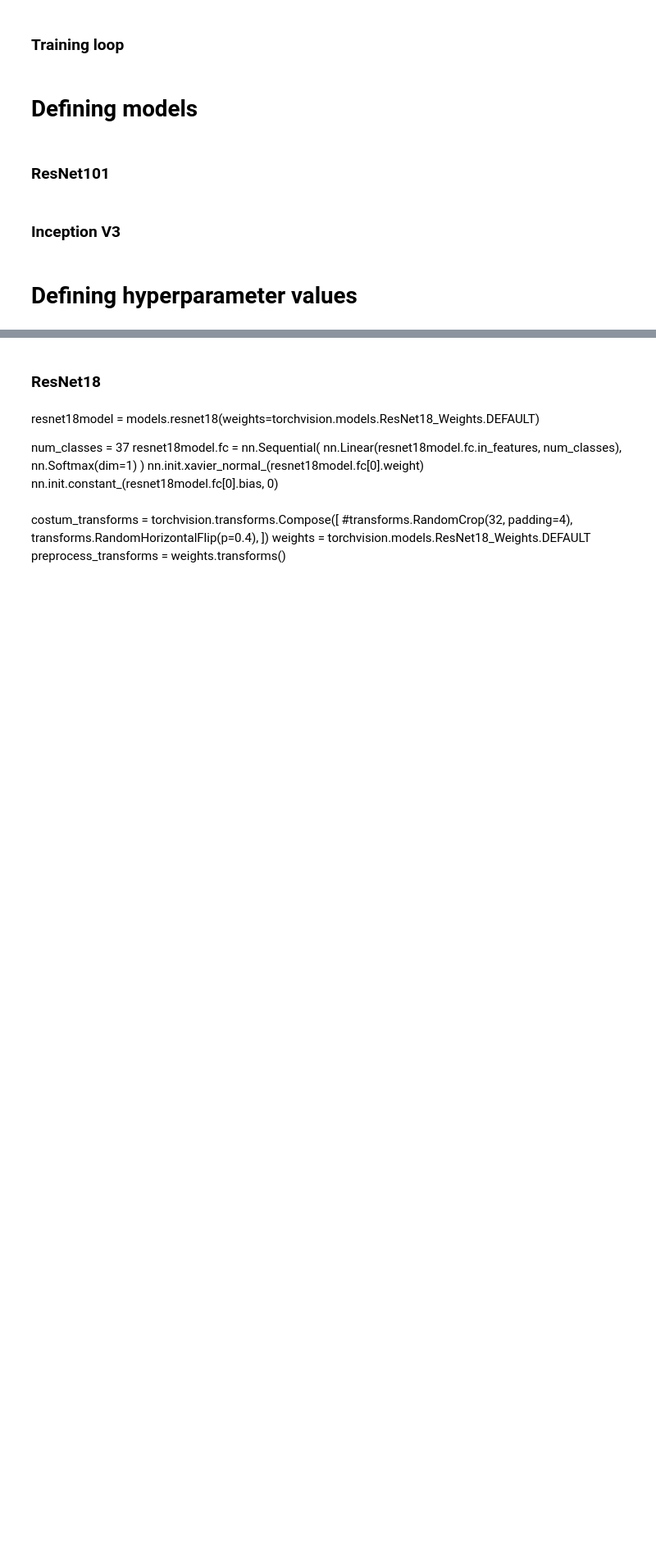
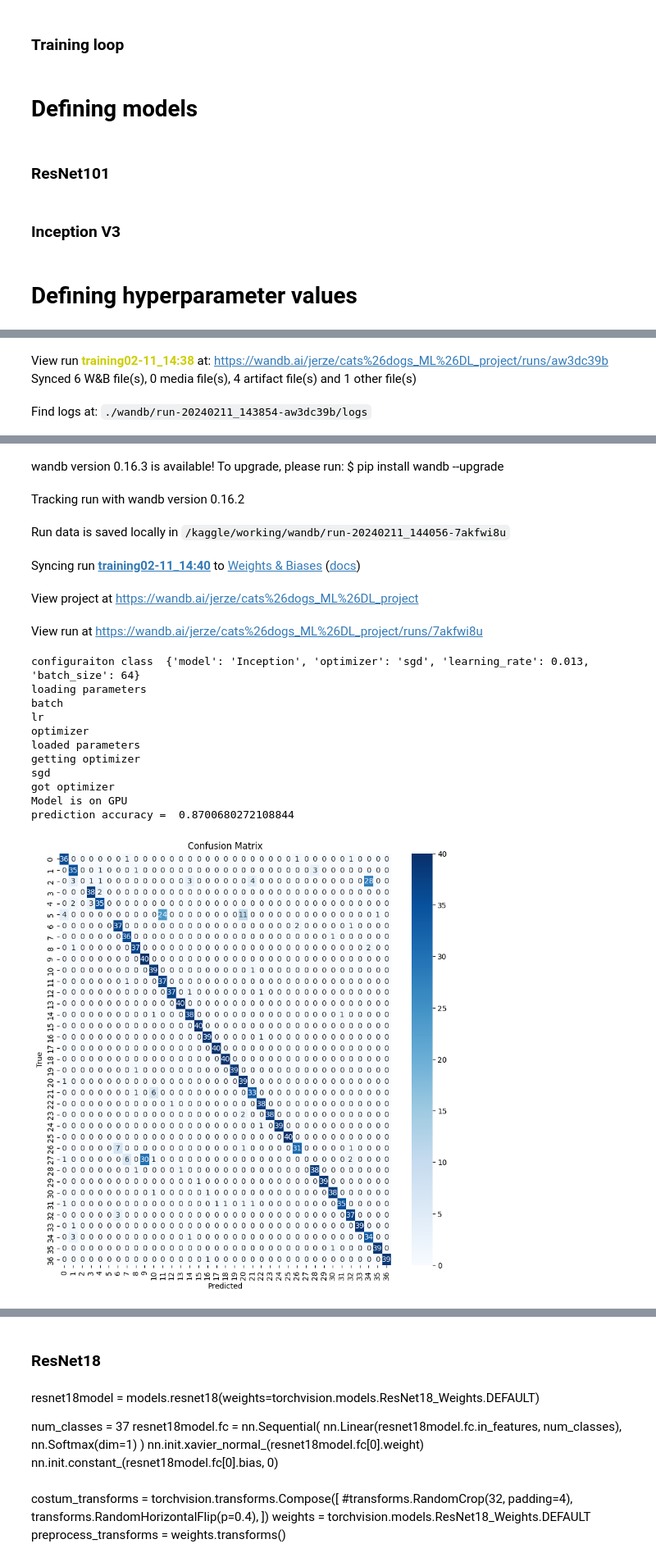
Before and after one commit to JerzyJerzu/Breeds_Cats-Dogs, a Jupyter notebook: cats-dogs-project.ipynb, the cells around one changed output, grey strips where cells are left out. Shown at 82% size. Drawn from its saved outputs; the diff is of its cells as text; code cells hidden in the pictures; blank space fills up the shorter version.

```diff
--- a/cats-dogs-project.ipynb
+++ b/cats-dogs-project.ipynb
@@ -593,7 +631,0 @@ manager.training(traning_config, annotations)
-# %%
-batch_size = 64
-#optimizer = optim.Adam(model.parameters(), lr=0.0001)
-optimizer = torch.optim.SGD(model.parameters(), lr=0.01, momentum=0.9)
-scheduler = torch.optim.lr_scheduler.ReduceLROnPlateau(optimizer, 'min', patience=3, verbose=True, min_lr=5e-4, factor=0.3)
-config = configuration(batch_size, model, optimizer, scheduler, preprocess_transforms, costum_transforms)
-print(config.get_configuration_info())
@@ -602,8 +631,0 @@ initialize_wandb(config)
-# %%
-manager = TrainingManager()
-manager.training(config, annotations)
-# %%
-config.last_checkpoint_path = "/kaggle/input/checkpoint/21_ResNet_SGD_Batch64_lr0.01.pth"
-manager = TrainingManager()
-acc, confusion_mat = manager.evaluate_on_test_dataset(config, annotations)
-print(acc)
@@ -636,0 +646,26 @@ evaluate_on_test_dataset(config,annotations)
+# %%
+def evaluate_model(config):
+    initialize_wandb_with_config(config)
+    if config['model'] == 'ResNet':
+        model, preprocess_transforms = get_pretrained_resnet101()
+    elif config['model'] == 'Inception':
+        model, preprocess_transforms = get_pretrained_inception_v3()
+    else:
+        print('wrong model declaration')
+        return
+    testing_config = configuration(config, model, preprocess_transforms)
+    testing_config.last_checkpoint_path = "/kaggle/working/39_Inception3_SGD_Batch=64_lr=0.0008125.pth"
+    manager = TrainingManager()
+    accuracy, cm = manager.evaluate_on_test_dataset(testing_config, annotations)
+
+    print('prediction accuracy = ', accuracy)
+
+    plt.figure(figsize=(10, 10))
+    sns.heatmap(cm, annot=True, cmap='Blues', fmt='g', cbar=True)
+    plt.xlabel('Predicted')
+    plt.ylabel('True')
+    plt.title('Confusion Matrix')
+    plt.show()
+# %%
+evaluate_model(passed_config)
+# %% [output]
@@ -636,0 +675,3 @@ evaluate_on_test_dataset(config,annotations)
+View run training02-11_14:38 at: https://wandb.ai/jerze/cats%26dogs_ML%26DL_project/runs/aw3dc39b
+Synced 6 W&B file(s), 0 media file(s), 4 artifact file(s) and 1 other file(s)
+Find logs at: ./wandb/run-20240211_143854-aw3dc39b/logs
@@ -636,0 +679,18 @@ evaluate_on_test_dataset(config,annotations)
+wandb version 0.16.3 is available! To upgrade, please run: $ pip install wandb --upgrade
+Tracking run with wandb version 0.16.2
+Run data is saved locally in /kaggle/working/wandb/run-20240211_144056-7akfwi8u
+Syncing run training02-11_14:40 to Weights & Biases (docs)
+View project at https://wandb.ai/jerze/cats%26dogs_ML%26DL_project
+View run at https://wandb.ai/jerze/cats%26dogs_ML%26DL_project/runs/7akfwi8u
+configuraiton class  {'model': 'Inception', 'optimizer': 'sgd', 'learning_rate': 0.013, 'batch_size': 64}
+loading parameters
+batch
+lr
+optimizer
+loaded parameters
+getting optimizer
+sgd
+got optimizer
+Model is on GPU
+prediction accuracy =  0.8700680272108844
+[figure, added]
```
Also changed, not shown: parts of 31 cells of this notebook.
